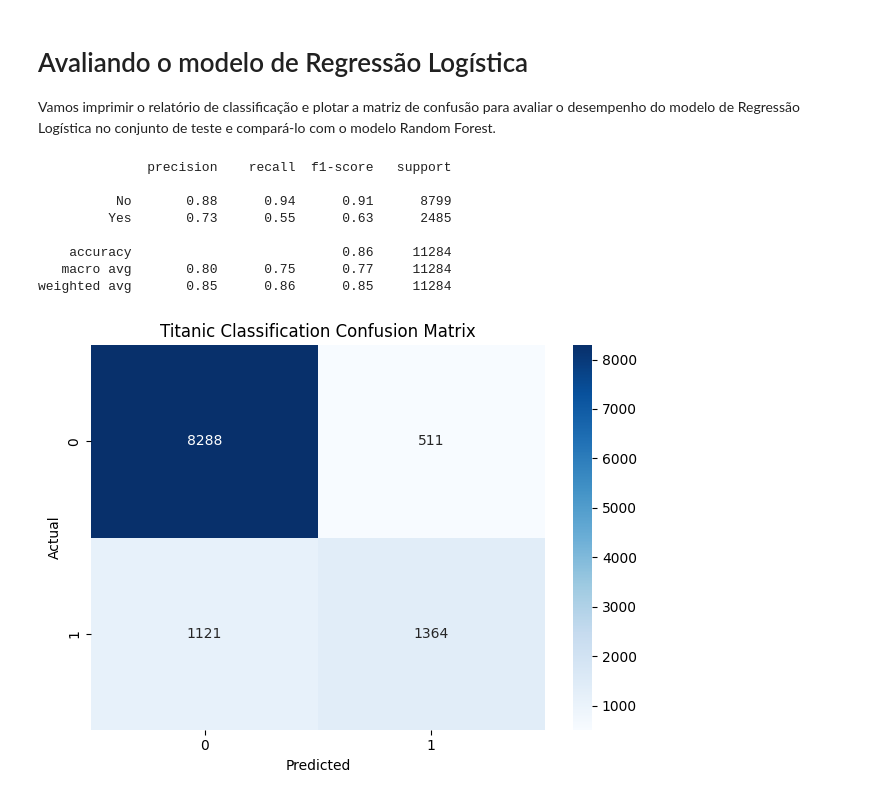
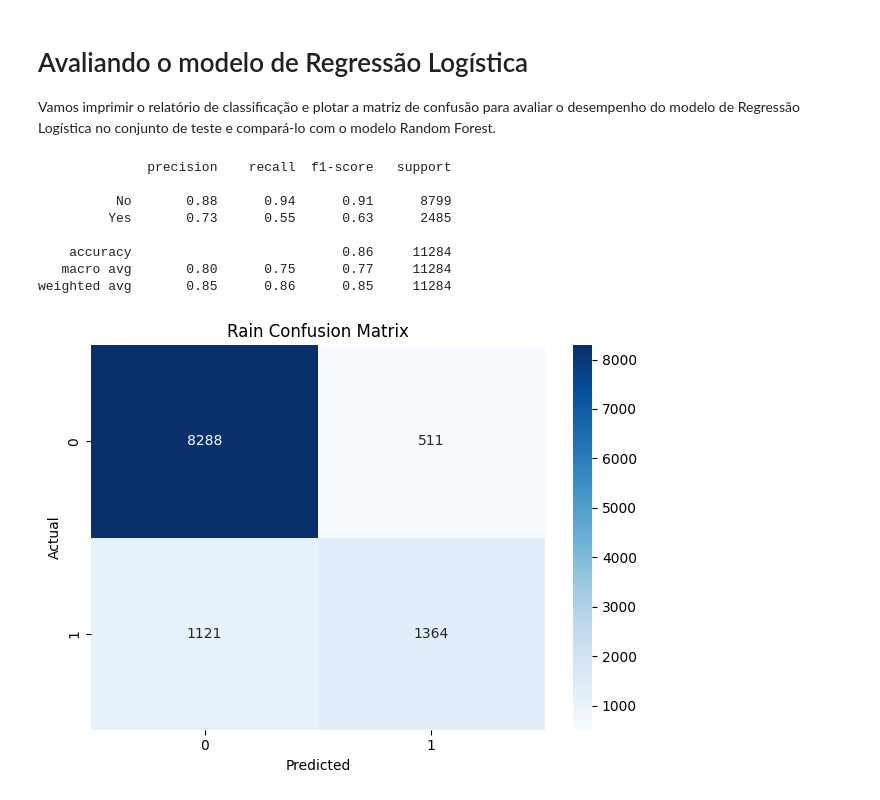
Before and after one commit to brieueu/Projetos_Machine_Learning, a Jupyter notebook: Criação_de_um_classificador_de_previsão_de_chuvas.ipynb, the cells around one changed output. Saved outputs shown, nothing was run; the diff lists cells and outputs as text; code cells hidden in the pictures.

```diff
--- a/Criação_de_um_classificador_de_previsão_de_chuvas.ipynb
+++ b/Criação_de_um_classificador_de_previsão_de_chuvas.ipynb
@@ -439,27 +439,27 @@ Vamos imprimir o relatório de classificação e plotar a matriz de confusão pa
 # %%
 print(classification_report(y_test, y_pred))
 
 # Generate the confusion matrix
 conf_matrix = confusion_matrix(y_test, y_pred)
 
 plt.figure()
 sns.heatmap(conf_matrix, annot=True, cmap='Blues', fmt='d')
 
 # Set the title and labels
-plt.title('Titanic Classification Confusion Matrix')
+plt.title('Rain Confusion Matrix')
 plt.xlabel('Predicted')
 plt.ylabel('Actual')
 
 # Show the plot
 plt.tight_layout()
 plt.show()
 # %% [output]
               precision    recall  f1-score   support
 
           No       0.88      0.94      0.91      8799
          Yes       0.73      0.55      0.63      2485
 
     accuracy                           0.86     11284
    macro avg       0.80      0.75      0.77     11284
 weighted avg       0.85      0.86      0.85     11284
-[figure, old version]
+[figure, new version]
```
